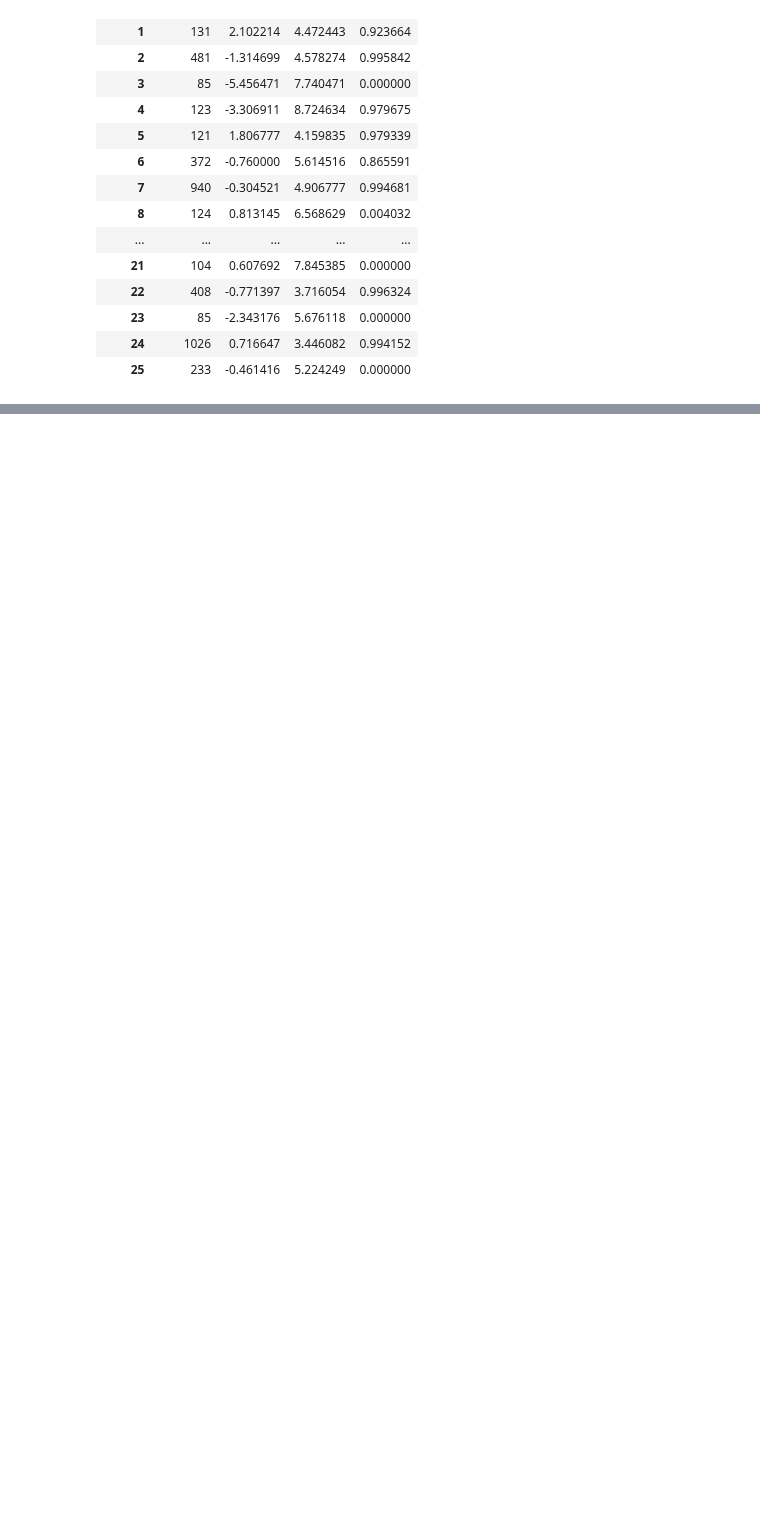
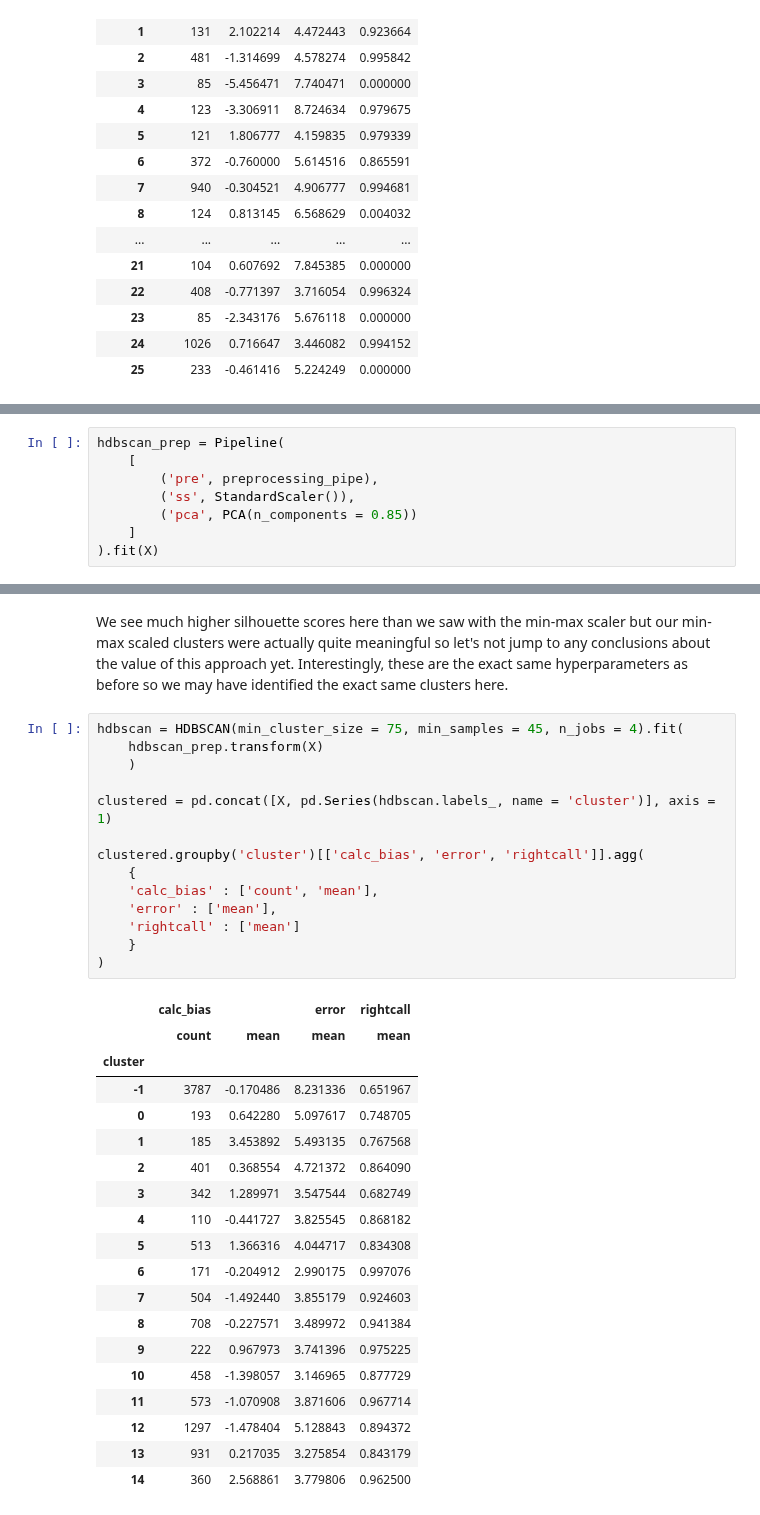
Before and after one commit to vijay-ravuri/poll-accuracy-modeling, a Jupyter notebook: code/04-Clustering.ipynb, the cells around one changed output, grey strips where cells are left out. Saved outputs shown, nothing was run; the diff lists cells and outputs as text; blank space fills up the shorter version.

Commit message:
finished clustering more or less

```diff
--- a/code/04-Clustering.ipynb
+++ b/code/04-Clustering.ipynb
@@ -1002,0 +1079,8 @@ clustered.groupby('cluster')[['calc_bias', 'error', 'rightcall']].agg(
+# %%
+hdbscan_prep = Pipeline(
+    [
+        ('pre', preprocessing_pipe),
+        ('ss', StandardScaler()),
+        ('pca', PCA(n_components = 0.85))
+    ]
+).fit(X)
@@ -1002,0 +1110,36 @@ clustered.groupby('cluster')[['calc_bias', 'error', 'rightcall']].agg(
+# %% [markdown]
+We see much higher silhouette scores here than we saw with the min-max scaler but our min-max scaled clusters were actually quite meaningful so let's not jump to any conclusions about the value of this approach yet. Interestingly, these are the exact same hyperparameters as before so we may have identified the exact same clusters here.
+# %%
+hdbscan = HDBSCAN(min_cluster_size = 75, min_samples = 45, n_jobs = 4).fit(
+    hdbscan_prep.transform(X)
+    )
+
+clustered = pd.concat([X, pd.Series(hdbscan.labels_, name = 'cluster')], axis = 1)
+
+clustered.groupby('cluster')[['calc_bias', 'error', 'rightcall']].agg(
+    {
+    'calc_bias' : ['count', 'mean'],
+    'error' : ['mean'],
+    'rightcall' : ['mean']
+    }
+)
+# %% [output]
+|  | calc_bias |  | error | rightcall |
+|  | count | mean | mean | mean |
+| cluster |  |  |  |  |
+| -1 | 3787 | -0.170486 | 8.231336 | 0.651967 |
+| 0 | 193 | 0.642280 | 5.097617 | 0.748705 |
+| 1 | 185 | 3.453892 | 5.493135 | 0.767568 |
+| 2 | 401 | 0.368554 | 4.721372 | 0.864090 |
+| 3 | 342 | 1.289971 | 3.547544 | 0.682749 |
+| 4 | 110 | -0.441727 | 3.825545 | 0.868182 |
+| 5 | 513 | 1.366316 | 4.044717 | 0.834308 |
+| 6 | 171 | -0.204912 | 2.990175 | 0.997076 |
+| 7 | 504 | -1.492440 | 3.855179 | 0.924603 |
+| 8 | 708 | -0.227571 | 3.489972 | 0.941384 |
+| 9 | 222 | 0.967973 | 3.741396 | 0.975225 |
+| 10 | 458 | -1.398057 | 3.146965 | 0.877729 |
+| 11 | 573 | -1.070908 | 3.871606 | 0.967714 |
+| 12 | 1297 | -1.478404 | 5.128843 | 0.894372 |
+| 13 | 931 | 0.217035 | 3.275854 | 0.843179 |
+| 14 | 360 | 2.568861 | 3.779806 | 0.962500 |
```
Also changed, not shown: parts of 27 cells of this notebook, 1 other file.
